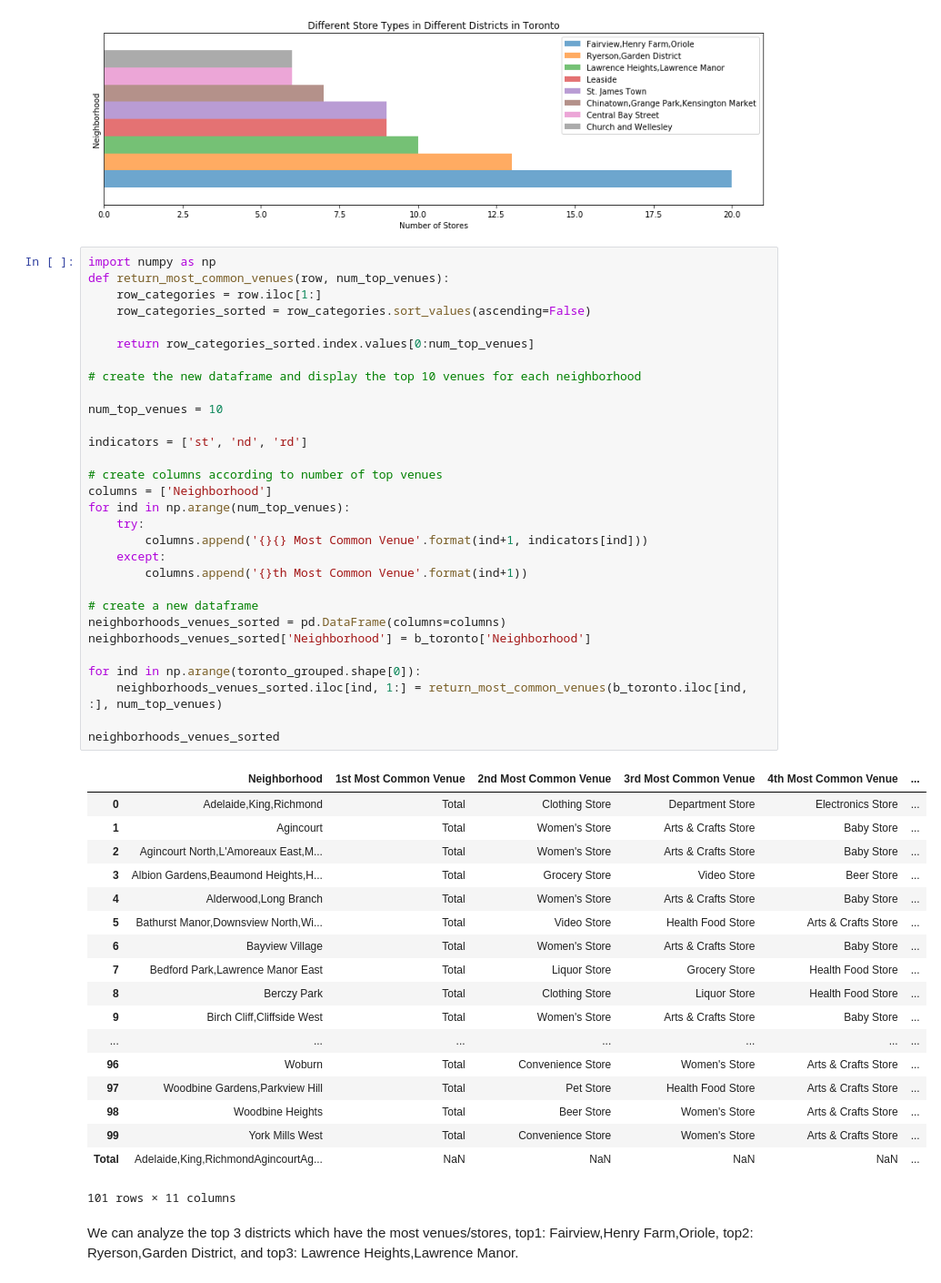
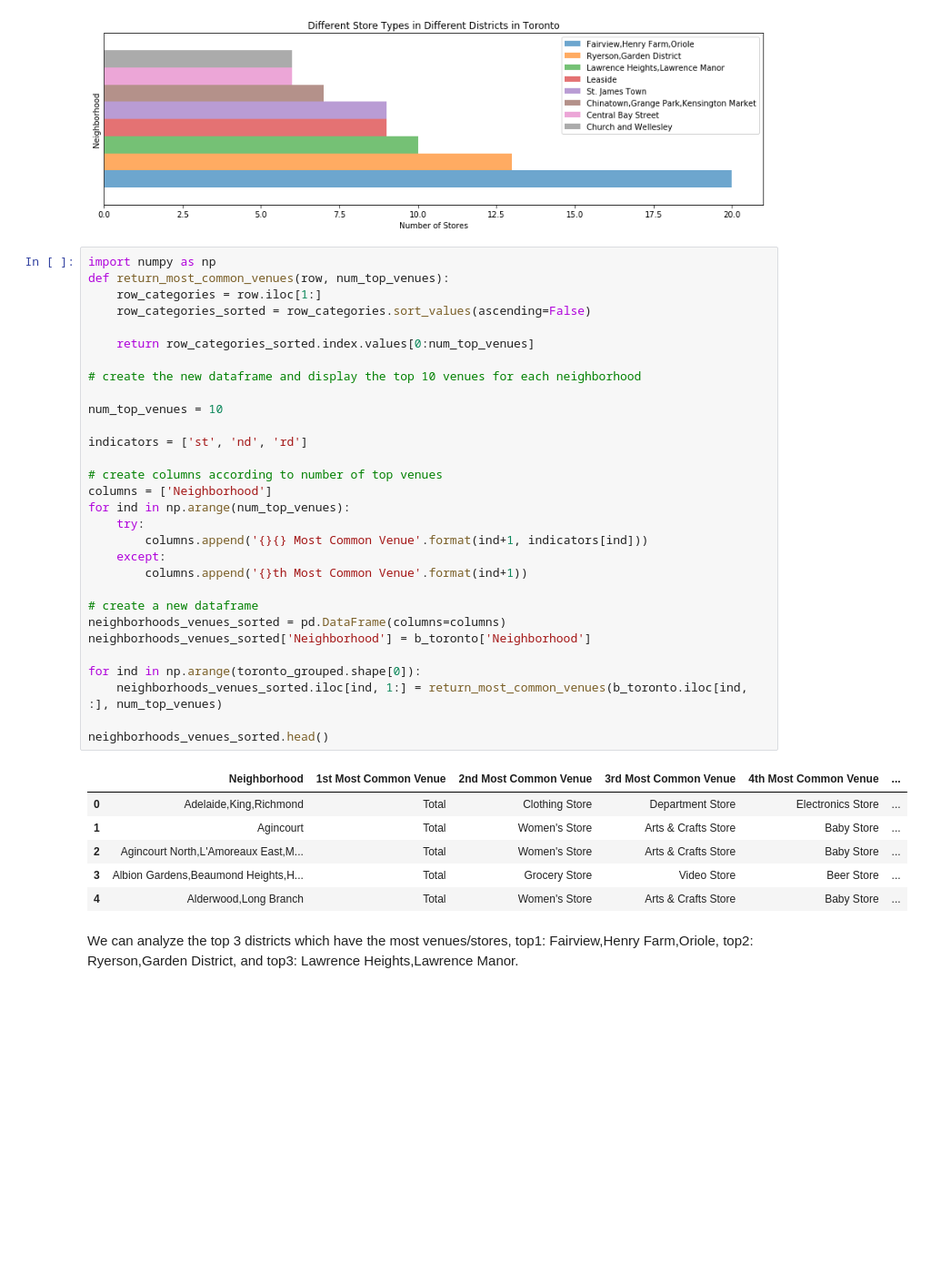
Before and after one commit to seubomb/Capstone_Project, a Jupyter notebook: Explore_Store_Toronto.ipynb, the cells around one changed output. Shown at 91% size. Saved outputs shown, nothing was run; the diff lists cells and outputs as text; blank space fills up the shorter version.

```diff
--- a/Explore_Store_Toronto.ipynb
+++ b/Explore_Store_Toronto.ipynb
@@ -356,46 +356,34 @@ def return_most_common_venues(row, num_top_venues):
     return row_categories_sorted.index.values[0:num_top_venues]
 
 # create the new dataframe and display the top 10 venues for each neighborhood
 
 num_top_venues = 10
 
 indicators = ['st', 'nd', 'rd']
 
 # create columns according to number of top venues
 columns = ['Neighborhood']
 for ind in np.arange(num_top_venues):
     try:
         columns.append('{}{} Most Common Venue'.format(ind+1, indicators[ind]))
     except:
         columns.append('{}th Most Common Venue'.format(ind+1))
 
 # create a new dataframe
 neighborhoods_venues_sorted = pd.DataFrame(columns=columns)
 neighborhoods_venues_sorted['Neighborhood'] = b_toronto['Neighborhood']
 
 for ind in np.arange(toronto_grouped.shape[0]):
     neighborhoods_venues_sorted.iloc[ind, 1:] = return_most_common_venues(b_toronto.iloc[ind, :], num_top_venues)
 
-neighborhoods_venues_sorted
+neighborhoods_venues_sorted.head()
 # %% [output]
 |  | Neighborhood | 1st Most Common Venue | 2nd Most Common Venue | 3rd Most Common Venue | 4th Most Common Venue | ... |
 | 0 | Adelaide,King,Richmond | Total | Clothing Store | Department Store | Electronics Store | ... |
 | 1 | Agincourt | Total | Women's Store | Arts & Crafts Store | Baby Store | ... |
 | 2 | Agincourt North,L'Amoreaux East,M... | Total | Women's Store | Arts & Crafts Store | Baby Store | ... |
 | 3 | Albion Gardens,Beaumond Heights,H... | Total | Grocery Store | Video Store | Beer Store | ... |
 | 4 | Alderwood,Long Branch | Total | Women's Store | Arts & Crafts Store | Baby Store | ... |
-| 5 | Bathurst Manor,Downsview North,Wi... | Total | Video Store | Health Food Store | Arts & Crafts Store | ... |
-| 6 | Bayview Village | Total | Women's Store | Arts & Crafts Store | Baby Store | ... |
-| 7 | Bedford Park,Lawrence Manor East | Total | Liquor Store | Grocery Store | Health Food Store | ... |
-| 8 | Berczy Park | Total | Clothing Store | Liquor Store | Health Food Store | ... |
-| 9 | Birch Cliff,Cliffside West | Total | Women's Store | Arts & Crafts Store | Baby Store | ... |
-| ... | ... | ... | ... | ... | ... | ... |
-| 96 | Woburn | Total | Convenience Store | Women's Store | Arts & Crafts Store | ... |
-| 97 | Woodbine Gardens,Parkview Hill | Total | Pet Store | Health Food Store | Arts & Crafts Store | ... |
-| 98 | Woodbine Heights | Total | Beer Store | Women's Store | Arts & Crafts Store | ... |
-| 99 | York Mills West | Total | Convenience Store | Women's Store | Arts & Crafts Store | ... |
-| Total | Adelaide,King,RichmondAgincourtAg... | NaN | NaN | NaN | NaN | ... |
-101 rows × 11 columns
 # %% [markdown]
 We can analyze the top 3 districts which have the most venues/stores, top1: Fairview,Henry Farm,Oriole, top2: Ryerson,Garden District, and top3: Lawrence Heights,Lawrence Manor.
 # %%
```
Also changed, not shown: parts of 3 cells of this notebook.
